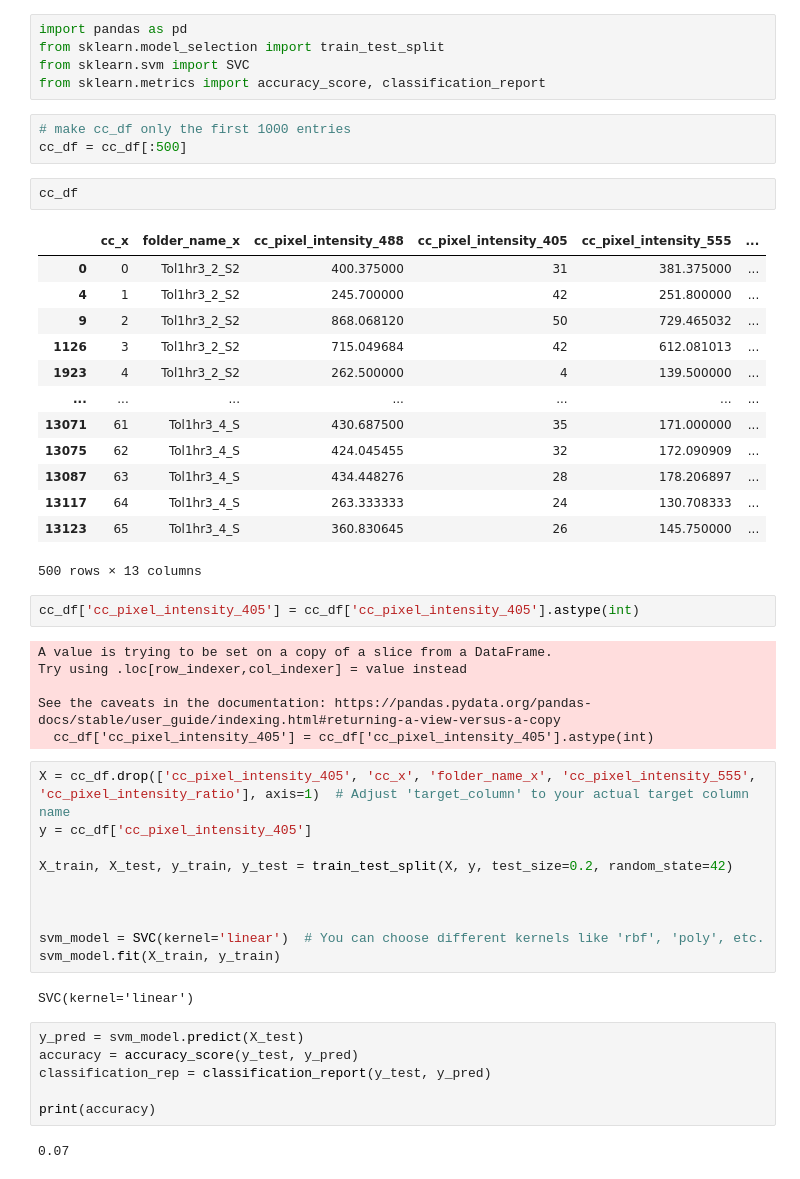
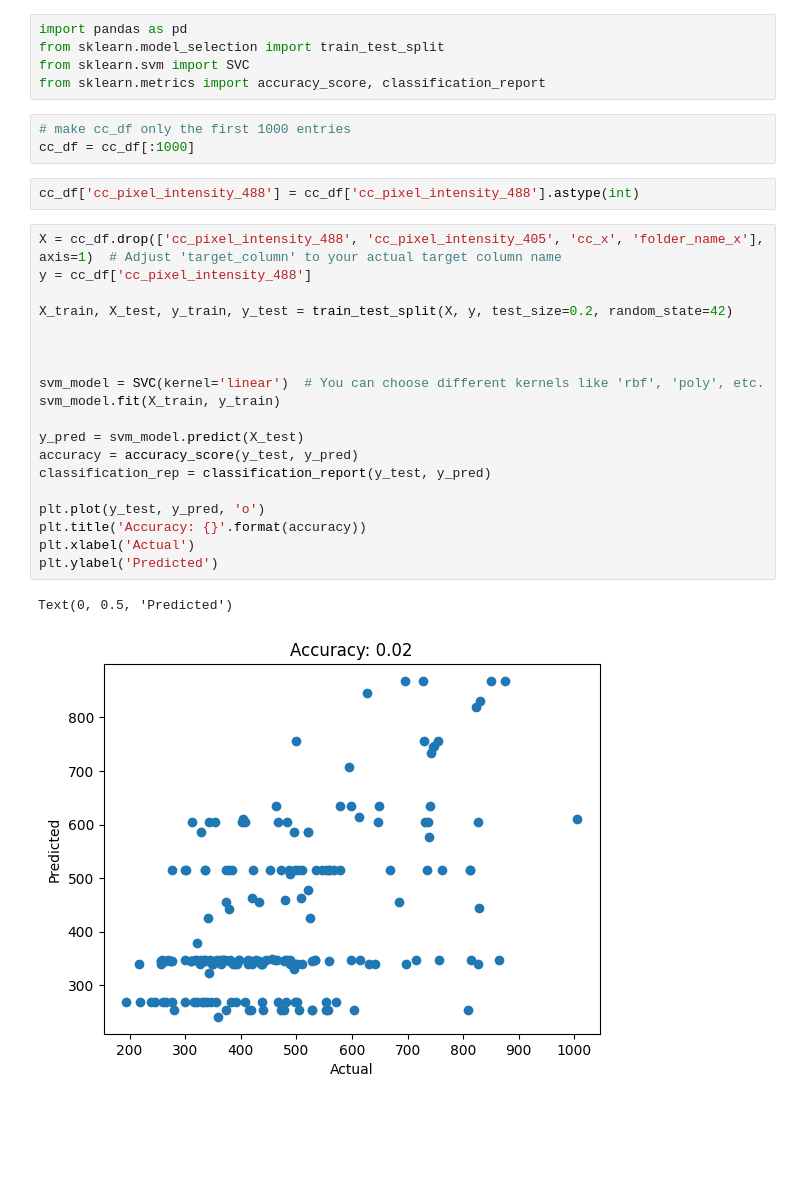
Before and after one commit to NotRithik/Mitochondrial-Function-Prediction, a Jupyter notebook: MLV0.ipynb, the cells around one changed output. Cells and saved outputs as stored; diff of their text form; blank space fills up the shorter version.

```diff
--- a/MLV0.ipynb
+++ b/MLV0.ipynb
@@ -191,48 +196,28 @@ from sklearn.svm import SVC
 from sklearn.metrics import accuracy_score, classification_report
 # %%
 # make cc_df only the first 1000 entries
-cc_df = cc_df[:500]
+cc_df = cc_df[:1000]
-# %%
-cc_df
-# %% [output]
-|  | cc_x | folder_name_x | cc_pixel_intensity_488 | cc_pixel_intensity_405 | cc_pixel_intensity_555 | ... |
-| 0 | 0 | Tol1hr3_2_S2 | 400.375000 | 31 | 381.375000 | ... |
-| 4 | 1 | Tol1hr3_2_S2 | 245.700000 | 42 | 251.800000 | ... |
-| 9 | 2 | Tol1hr3_2_S2 | 868.068120 | 50 | 729.465032 | ... |
-| 1126 | 3 | Tol1hr3_2_S2 | 715.049684 | 42 | 612.081013 | ... |
-| 1923 | 4 | Tol1hr3_2_S2 | 262.500000 | 4 | 139.500000 | ... |
-| ... | ... | ... | ... | ... | ... | ... |
-| 13071 | 61 | Tol1hr3_4_S | 430.687500 | 35 | 171.000000 | ... |
-| 13075 | 62 | Tol1hr3_4_S | 424.045455 | 32 | 172.090909 | ... |
-| 13087 | 63 | Tol1hr3_4_S | 434.448276 | 28 | 178.206897 | ... |
-| 13117 | 64 | Tol1hr3_4_S | 263.333333 | 24 | 130.708333 | ... |
-| 13123 | 65 | Tol1hr3_4_S | 360.830645 | 26 | 145.750000 | ... |
-500 rows × 13 columns
 # %%
-cc_df['cc_pixel_intensity_405'] = cc_df['cc_pixel_intensity_405'].astype(int)
+cc_df['cc_pixel_intensity_488'] = cc_df['cc_pixel_intensity_488'].astype(int)
-# %% [output]
-A value is trying to be set on a copy of a slice from a DataFrame.
-Try using .loc[row_indexer,col_indexer] = value instead
-
-See the caveats in the documentation: https://pandas.pydata.org/pandas-docs/stable/user_guide/indexing.html#returning-a-view-versus-a-copy
-  cc_df['cc_pixel_intensity_405'] = cc_df['cc_pixel_intensity_405'].astype(int)
 # %%
-X = cc_df.drop(['cc_pixel_intensity_405', 'cc_x', 'folder_name_x', 'cc_pixel_intensity_555', 'cc_pixel_intensity_ratio'], axis=1)  # Adjust 'target_column' to your actual target column name
-y = cc_df['cc_pixel_intensity_405']
+X = cc_df.drop(['cc_pixel_intensity_488', 'cc_pixel_intensity_405', 'cc_x', 'folder_name_x'], axis=1)  # Adjust 'target_column' to your actual target column name
+y = cc_df['cc_pixel_intensity_488']
 
 X_train, X_test, y_train, y_test = train_test_split(X, y, test_size=0.2, random_state=42)
 
 
 
 svm_model = SVC(kernel='linear')  # You can choose different kernels like 'rbf', 'poly', etc.
 svm_model.fit(X_train, y_train)
+
+y_pred = svm_model.predict(X_test)
+accuracy = accuracy_score(y_test, y_pred)
+classification_rep = classification_report(y_test, y_pred)
+
+plt.plot(y_test, y_pred, 'o')
+plt.title('Accuracy: {}'.format(accuracy))
+plt.xlabel('Actual')
+plt.ylabel('Predicted')
 # %% [output]
-SVC(kernel='linear')
+Text(0, 0.5, 'Predicted')
+[figure, added]
-# %%
-y_pred = svm_model.predict(X_test)
-accuracy = accuracy_score(y_test, y_pred)
-classification_rep = classification_report(y_test, y_pred)
-
-print(accuracy)
-# %% [output]
-0.07
```
Also changed, not shown: parts of 15 cells of this notebook, 2 other files.
